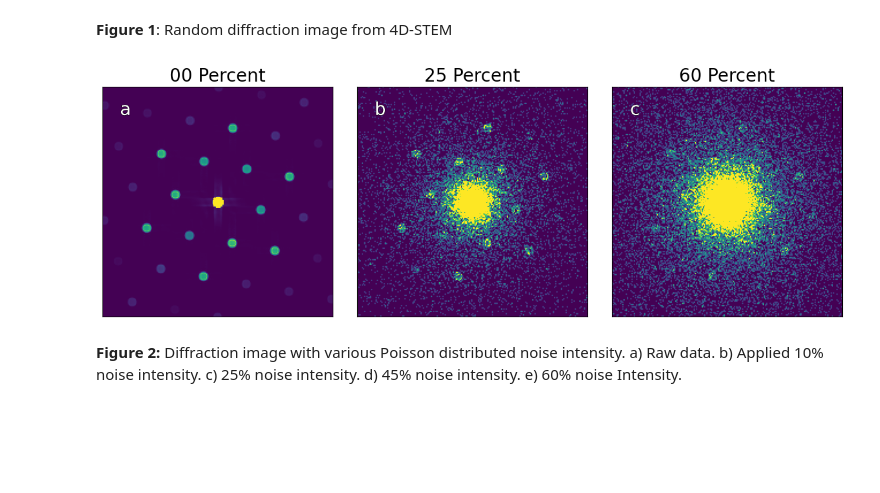
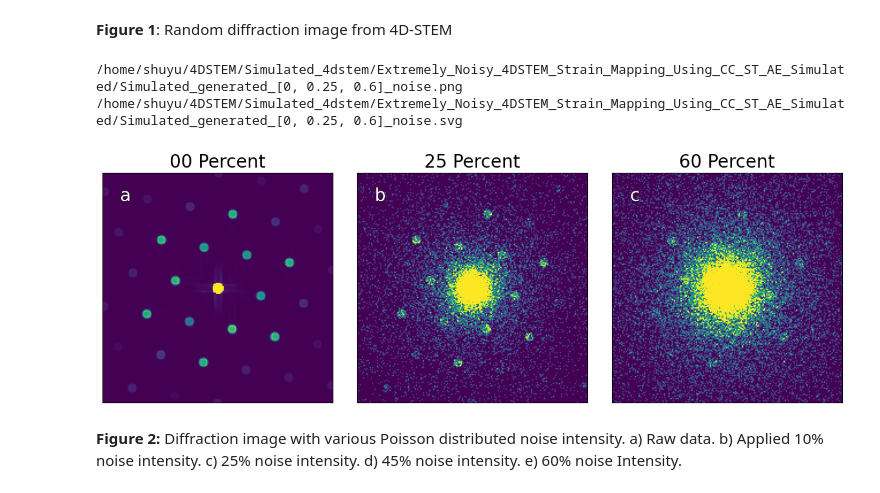
Before and after one commit to m3-learning/Auto4DSTEM, a Jupyter notebook: content/01_Auto4DSTEM_simulated.ipynb, the cells around one changed output. Saved outputs shown, nothing was run; the diff lists cells and outputs as text; code cells hidden in the pictures; blank space fills up the shorter version.

Commit message:
update figure saving

```diff
--- a/content/01_Auto4DSTEM_simulated.ipynb
+++ b/content/01_Auto4DSTEM_simulated.ipynb
@@ -180,12 +180,12 @@ display_diffraction_image(data, clim=[0, 4e-5])
 # %%
 display_noisy_diffraction(data,
     folder_path=folder_path,
     noise_level=[0, 0.25, 0.6],
-    file_name="simulated",
-    save_format="png"
 )
 # %% [output]
+/home/shuyu/4DSTEM/Simulated_4dstem/Extremely_Noisy_4DSTEM_Strain_Mapping_Using_CC_ST_AE_Simulated/Simulated_generated_[0, 0.25, 0.6]_noise.png
+/home/shuyu/4DSTEM/Simulated_4dstem/Extremely_Noisy_4DSTEM_Strain_Mapping_Using_CC_ST_AE_Simulated/Simulated_generated_[0, 0.25, 0.6]_noise.svg
-[figure, old version]
+[figure, new version]
 # %% [markdown]
 **Figure 2:** Diffraction image with various Poisson distributed noise intensity. a) Raw data. b) Applied 10% noise intensity. c) 25% noise intensity. d) 45% noise intensity. e) 60% noise Intensity.
 # %% [markdown]
```
Also changed, not shown: parts of 1 cell of this notebook, 1 other file.
